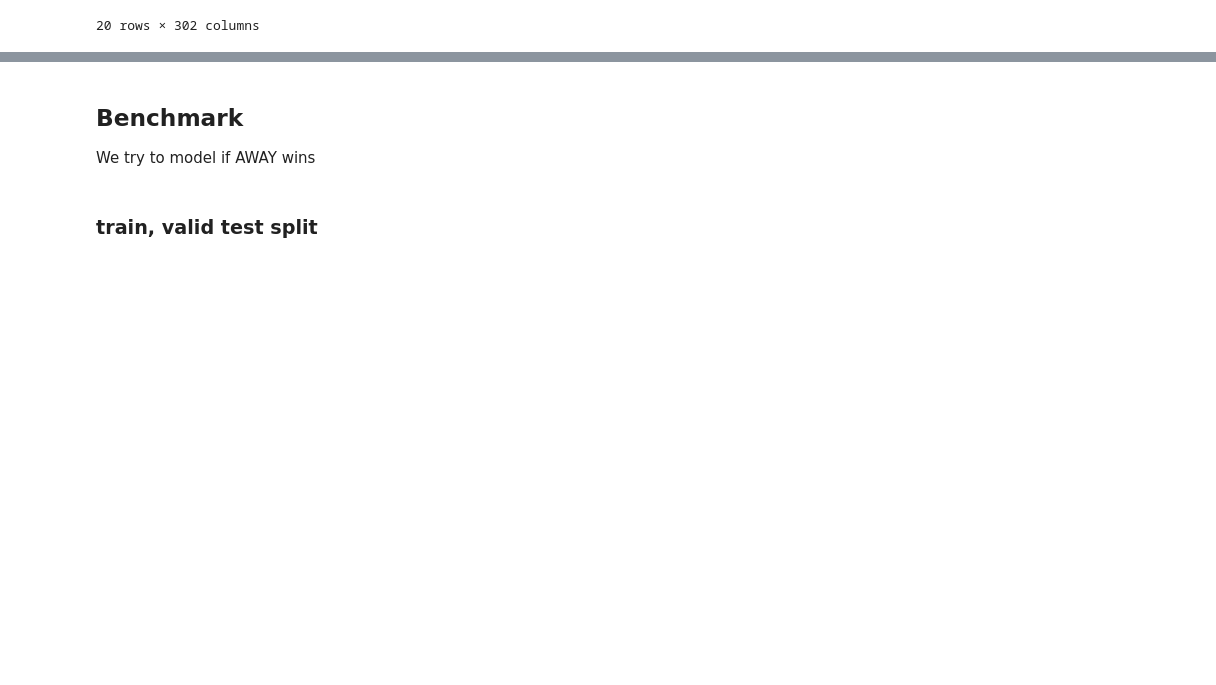
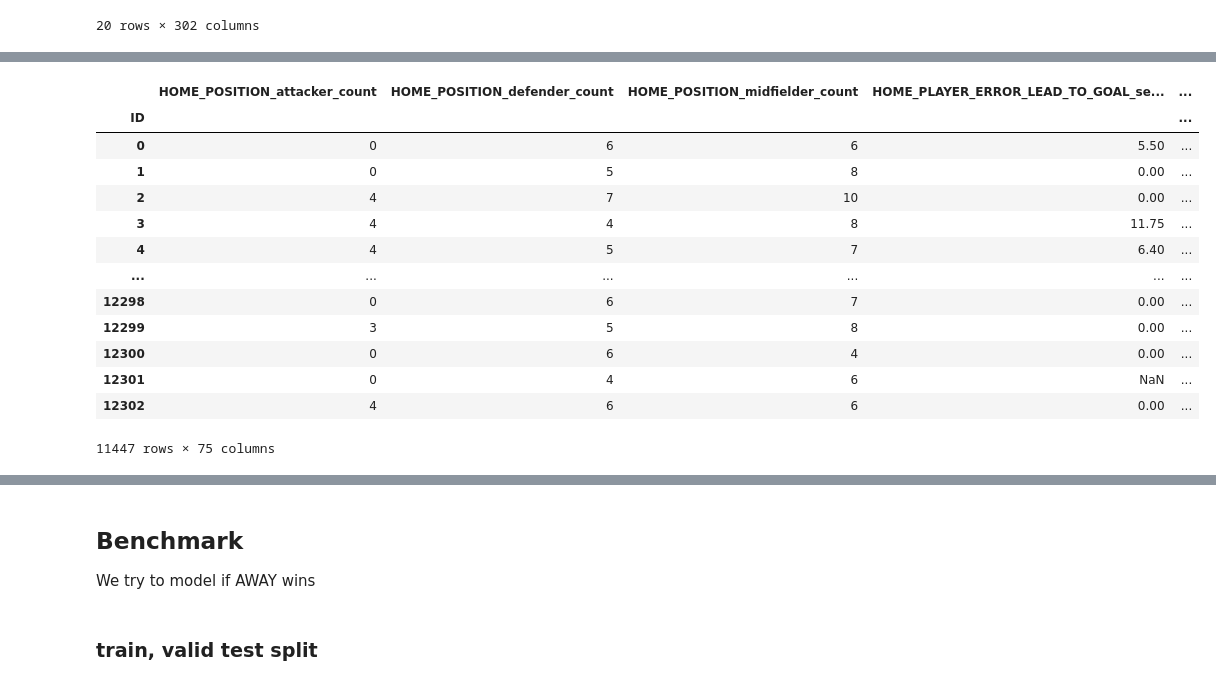
Before and after one commit to cameronjm123/home_research, a Jupyter notebook: research_projects/benchmark_notebook.ipynb, the cells around one changed output, grey strips where cells are left out. Saved outputs shown, nothing was run; the diff lists cells and outputs as text; code cells hidden in the pictures; blank space fills up the shorter version.

Commit message:
feature engineering complete, now begin feature selection

```diff
--- a/research_projects/benchmark_notebook.ipynb
+++ b/research_projects/benchmark_notebook.ipynb
@@ -145,0 +295,22 @@ train_data
+# %%
+# impute, combine with home
+# FINALLY start feature selection
+train_player_features_df['attacker_diff'] = train_player_features_df['HOME_POSITION_attacker_count'] - train_player_features_df['AWAY_POSITION_attacker_count']
+train_player_features_df['midfielder_diff'] = train_player_features_df['HOME_POSITION_midfielder_count'] - train_player_features_df['AWAY_POSITION_midfielder_count']
+train_player_features_df['defender_diff'] = train_player_features_df['HOME_POSITION_defender_count'] - train_player_features_df['AWAY_POSITION_defender_count']
+train_player_features_df
+# %% [output]
+|  | HOME_POSITION_attacker_count | HOME_POSITION_defender_count | HOME_POSITION_midfielder_count | HOME_PLAYER_ERROR_LEAD_TO_GOAL_se... | ... |
+| ID |  |  |  |  | ... |
+| 0 | 0 | 6 | 6 | 5.50 | ... |
+| 1 | 0 | 5 | 8 | 0.00 | ... |
+| 2 | 4 | 7 | 10 | 0.00 | ... |
+| 3 | 4 | 4 | 8 | 11.75 | ... |
+| 4 | 4 | 5 | 7 | 6.40 | ... |
+| ... | ... | ... | ... | ... | ... |
+| 12298 | 0 | 6 | 7 | 0.00 | ... |
+| 12299 | 3 | 5 | 8 | 0.00 | ... |
+| 12300 | 0 | 6 | 4 | 0.00 | ... |
+| 12301 | 0 | 4 | 6 | NaN | ... |
+| 12302 | 4 | 6 | 6 | 0.00 | ... |
+11447 rows × 75 columns
```
Also changed, not shown: parts of 22 cells of this notebook.
